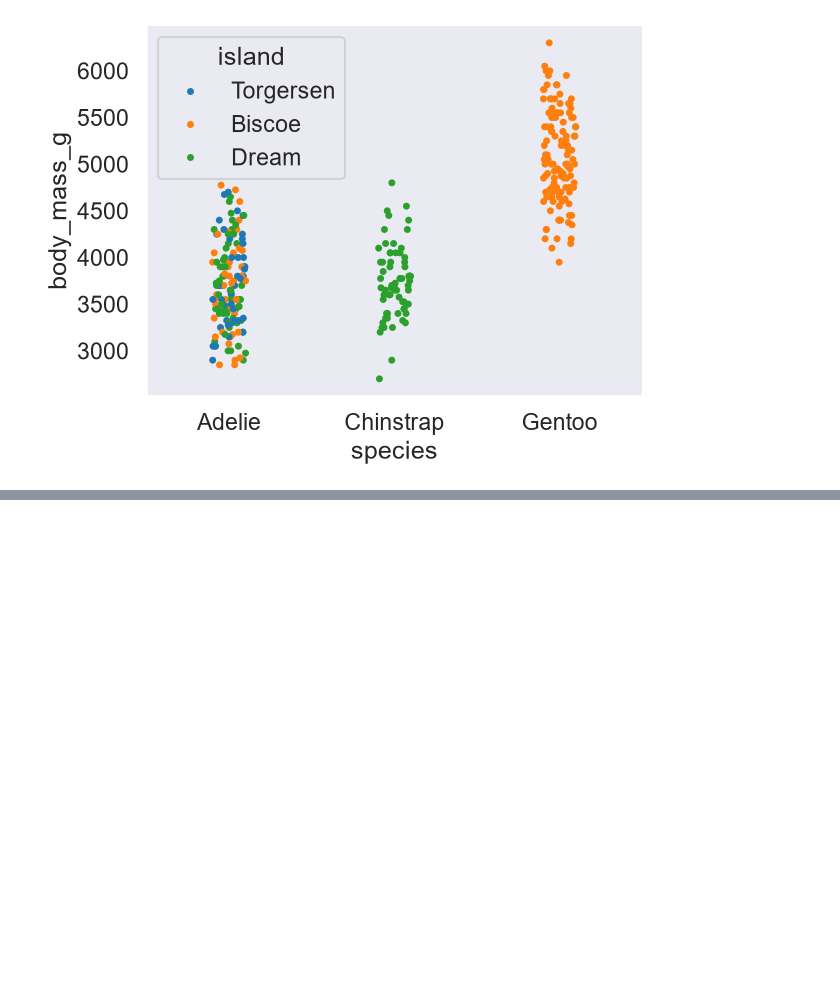
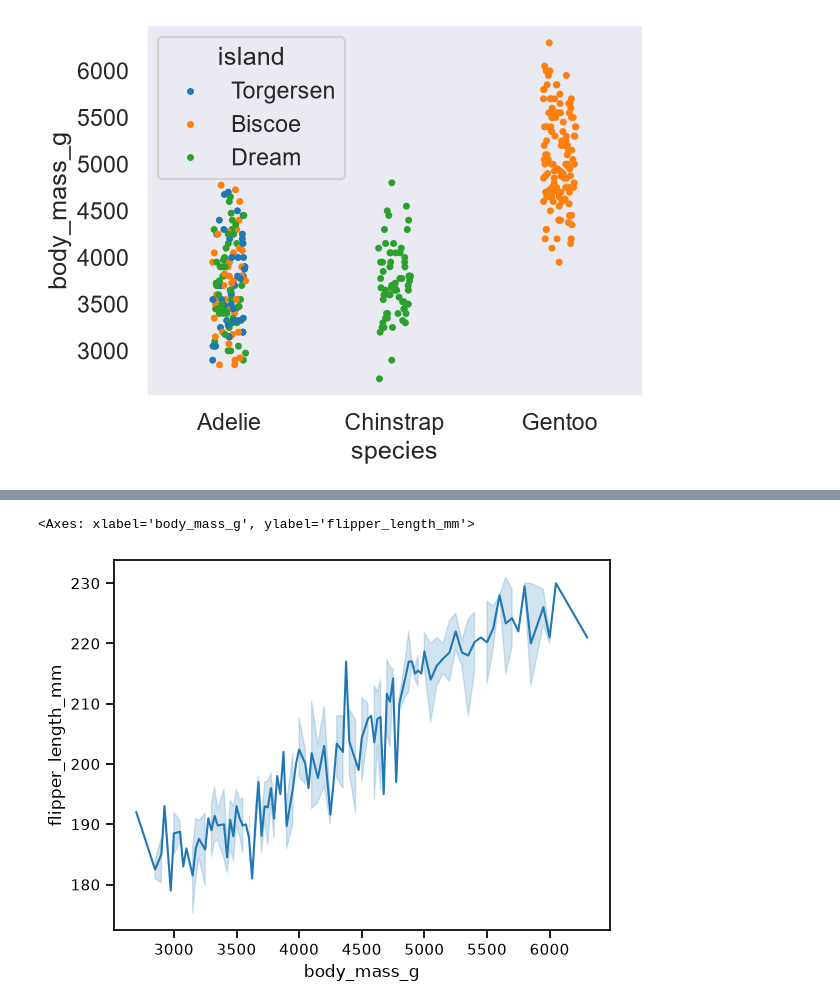
Before and after one commit to mrayusha8-hue/60days_of_learning_challenge, a Jupyter notebook: Python/seaborn_intro.ipynb, the cells around one changed output, grey strips where cells are left out. Drawn from its saved outputs; the diff is of its cells as text; code cells hidden in the pictures; blank space fills up the shorter version.

```diff
--- a/Python/seaborn_intro.ipynb
+++ b/Python/seaborn_intro.ipynb
@@ -170,0 +177,6 @@ sns.histplot(data = penguins, x = "body_mass_g",hue = "sex", multiple = "stack"
+# %%
+#line plot
+sns.lineplot(data = penguins, x = "body_mass_g", y = "flipper_length_mm")
+# %% [output]
+<Axes: xlabel='body_mass_g', ylabel='flipper_length_mm'>
+[figure, added]
```
Also changed, not shown: parts of 2 cells of this notebook.
